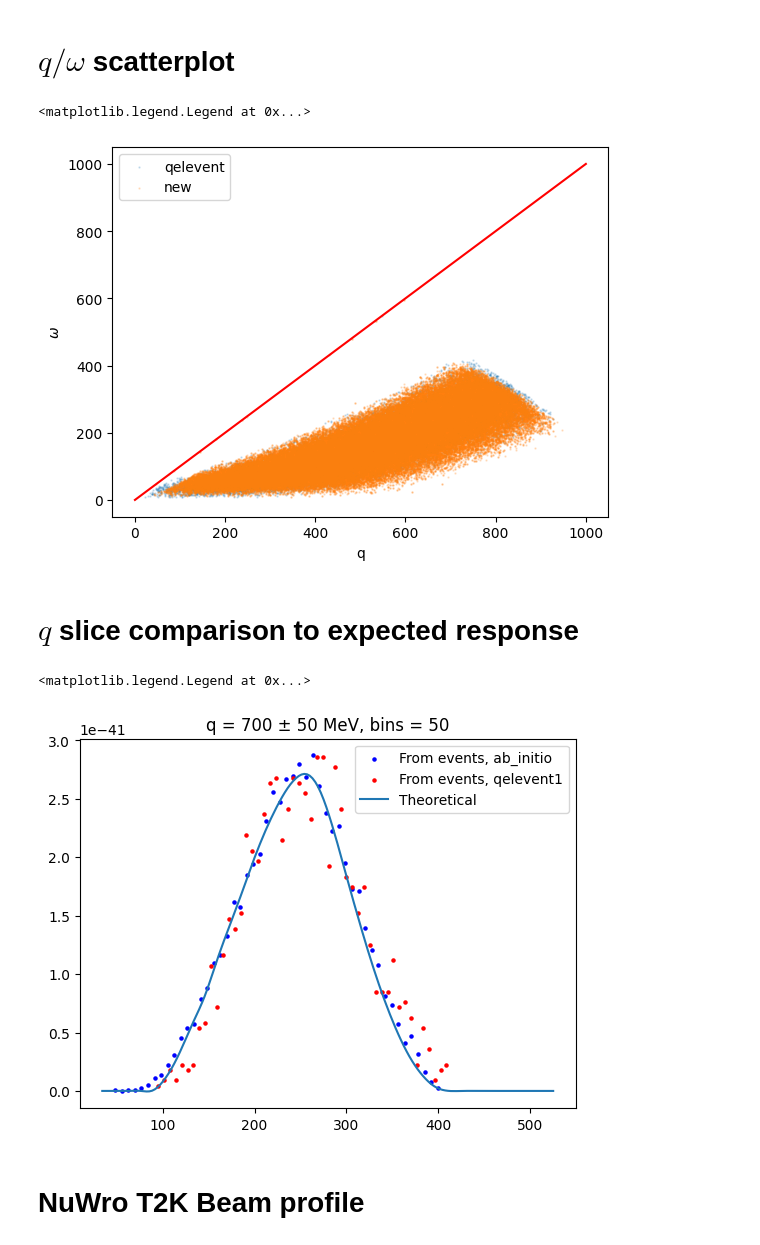
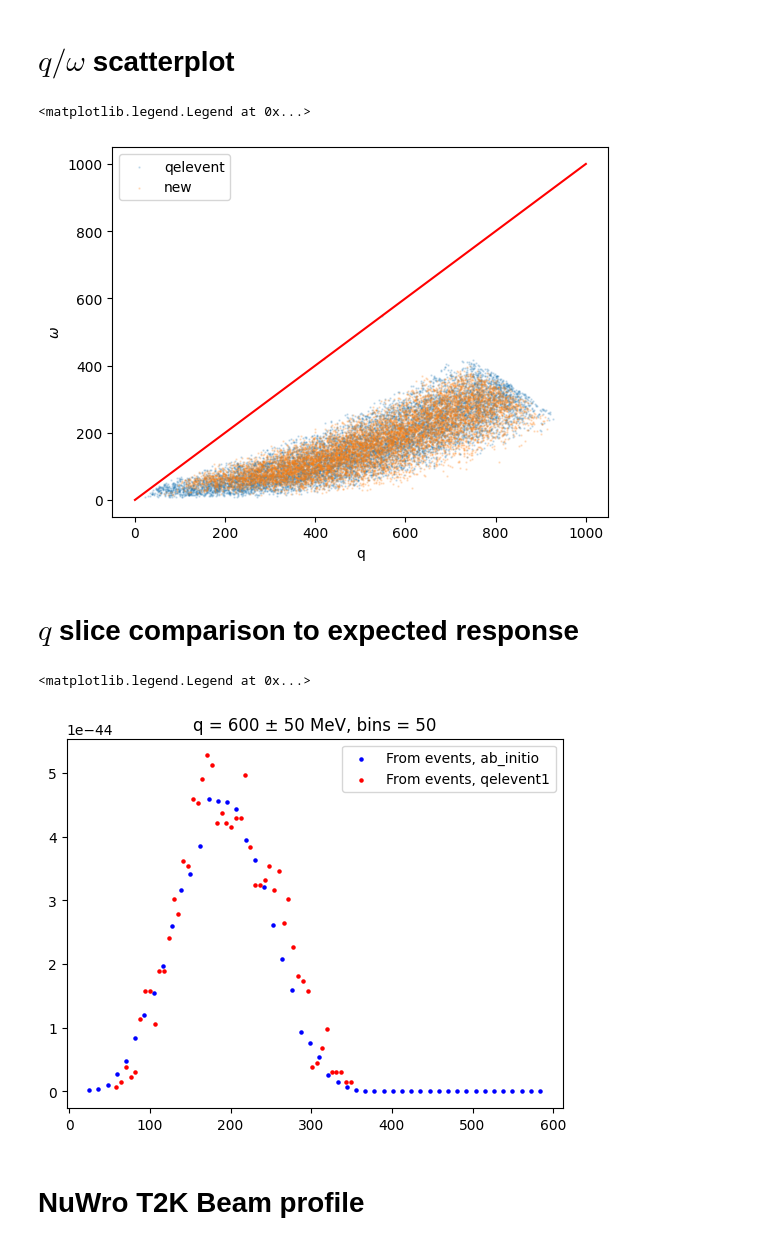
Before and after one commit to grufkork/neutrino_bsc_26, a Jupyter notebook: root-demo.ipynb, the cells around one changed output. Saved outputs shown, nothing was run; the diff lists cells and outputs as text; code cells hidden in the pictures.

Commit message:
Differential cross section

```diff
--- a/root-demo.ipynb
+++ b/root-demo.ipynb
@@ -75,15 +77,16 @@ None
 # %%
 size = 0.5
 alpha = 0.2
+plt.Figure(dpi=600)
 plt.scatter(q_vals_qel, omega_vals_qel, s=size, alpha=alpha, label="qelevent")
-plt.scatter(q_vals, omega_vals, s=size, alpha=alpha, label="new")
+plt.scatter(q_vals_2, omega_vals_2, s=size, alpha=alpha, label="new")
 plt.plot([0, 1000], [0,1000], color="red")
 plt.ylabel("$\\omega$")
 plt.xlabel("q")
 plt.legend()
 # %% [output]
 <matplotlib.legend.Legend at 0x...>
-[figure, old version]
+[figure, new version]
 # %% [markdown]
 # $q$ slice comparison to expected response
 # %%
@@ -103,7 +106,7 @@ centimeter2 = centimeter ** 2
 cm2 = centimeter2
 G = 1.16639 * 1E-5 / (GeV * GeV)
 # %%
-target_q = 700 # q for which to plot
+target_q = 600 # q for which to plot
 q_delta = 50 # how wide the q slice should be
 
 
@@ -131,7 +134,7 @@ v0z = omega / target_q * (m_l**2 + v00) + m_l**2 / target_q * (eps + eps_prim)
 vxx = Q_sq + Q_sq * (m_l**2 + v00) / (2 * target_q**2) - m_l**2 / target_q**2 * (m_l**2 / 2 + omega * (eps + eps_prim))
 vxy = Q_sq * (eps + eps_prim) / target_q - m_l**2 * omega / target_q
 # r00 r0z rzz rxx rxy
-coeffs = np.array([v00, -v0z, vzz, vxx, -vxy])
+coeffs = np.array([v00, -v0z, vzz, vxx, +vxy])
 
 nrf_vals = np.array([
     funcs[0]((target_q, omega)),
@@ -152,7 +155,7 @@ def plot_xsec_from_events(qvals, wvals, label, colour, avgweight):
     dq = q_delta * 2
     dw = bins[1] - bins[0]
 
-    xsec = avgweight * counts / (1) / len(qvals)
+    xsec = avgweight * counts / (dw * dq) / len(qvals)
 
     plt.scatter(bins[:-1], xsec, label=f"From events, {label}", color=colour, s=5)
 
@@ -164,7 +167,7 @@ plt.Figure(figsize=(10,6), dpi=300)
 
 
 # plt.plot(omega + 34, cross_section / (np.max(cross_section)), label="In python")
-plt.plot(omega + 34, cross_section, label="Theoretical")
+# plt.plot(omega + 34, cross_section, label="Theoretical")
 # plt.plot(test_x + 34, test_y / np.max(test_y), label="From nuwro", linestyle="dashed")
 # for cidx in range(5):
 #     plt.plot(lfg_data[lfg_idx, cidx, 0], lfg_data[lfg_idx, cidx, 1] / np.max(np.abs(lfg_data[lfg_idx, cidx, 1])) * 0.5, label=f"NRF {cidx}")
@@ -176,7 +179,7 @@ plt.legend()
 # plt.ylim(-0.01, 0.01)
 # %% [output]
 <matplotlib.legend.Legend at 0x...>
-[figure, old version]
+[figure, new version]
 # %% [markdown]
 # NuWro T2K Beam profile
 # %%
```
Also changed, not shown: parts of 1 cell of this notebook.
